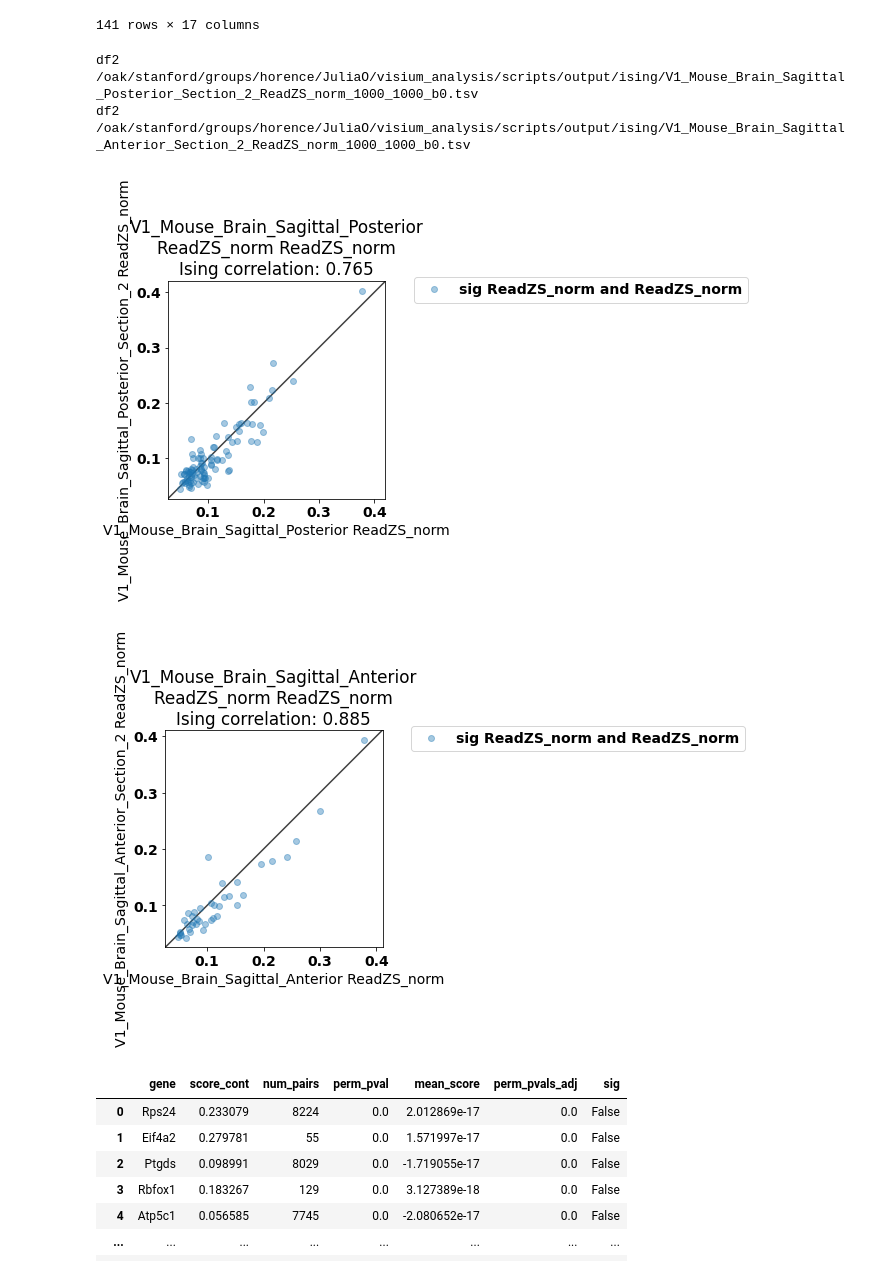
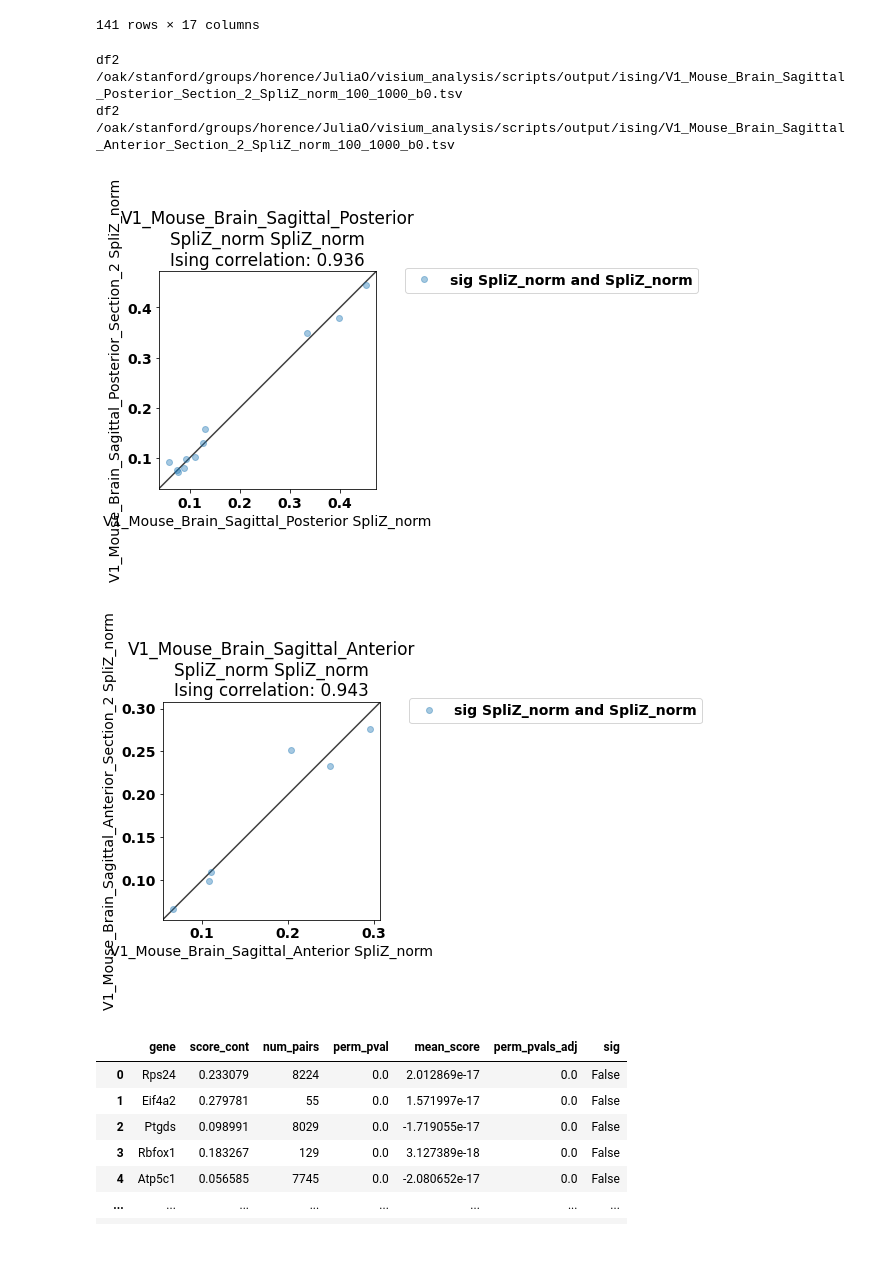
Before and after one commit to juliaolivieri/visium_analysis, a Jupyter notebook: notebooks/analyze_ising.ipynb, the cells around one changed output. Saved outputs shown, nothing was run; the diff lists cells and outputs as text; code cells hidden in the pictures; blank space fills up the shorter version.

```diff
--- a/notebooks/analyze_ising.ipynb
+++ b/notebooks/analyze_ising.ipynb
@@ -112,11 +112,11 @@ pair_thresh = 1000
 # score1 = "ReadZS_norm"
 # score2 = "ReadZS_resid"
 
-score1 = "ReadZS_norm"
-score2 = "ReadZS_ge_norm"
+# score1 = "ReadZS_norm"
+# score2 = "ReadZS_ge_norm"
 
-# score1 = "SpliZ_norm"
-# score2 = "ge_norm"
+score1 = "SpliZ_norm"
+score2 = "ge_norm"
 
 # score1 = "ge_norm"
 # score2 = "ge_norm"
@@ -147,6 +147,8 @@ srow2 = scores.loc[score2]
 datanames = ['V1_Mouse_Brain_Sagittal_Posterior','V1_Mouse_Brain_Sagittal_Posterior_Section_2',
        'V1_Mouse_Brain_Sagittal_Anterior',
        'V1_Mouse_Brain_Sagittal_Anterior_Section_2', 'V1_Mouse_Kidney']
+
+# datanames = ["p20218-s002_L2","p20218_s001_L1"]
 
 for dataname in datanames:
   try:
@@ -828,14 +818,14 @@ pair_thresh = 1000
 # score1 = "SpliZ_norm"
 # score2 = "SpliZ_resid"
 
-# score1 = "SpliZ_norm"
-# score2 = "SpliZ_norm"
+score1 = "SpliZ_norm"
+score2 = "SpliZ_norm"
 
 # score1 = "SpliZ_resid"
 # score2 = "SpliZ_resid"
 
-score1 = "ReadZS_norm"
-score2 = "ReadZS_norm"
+# score1 = "ReadZS_norm"
+# score2 = "ReadZS_norm"
 
 # score1 = "ReadZS"
 # score2 = "ReadZS"
@@ -915,37 +905,37 @@ for dataname in datanames:
     text_thresh1 = .15
 #     text_thresh1 = 0
     text_thresh2 =0
 
     sig = []
 
     ax.set_title("{}\n{} {}\nIsing correlation: {:.3}".format(dataname1,score1,score2,spearmanr(merged["score_cont_x"],merged["score_cont_y"]).correlation))
 #     for index, row in merged.iterrows():
 #       if (row["score_cont_x"] > row["score_cont_y"]) & (abs(row["score_cont_x"] > text_thresh1)):
 # #       if (abs(row["score_cont_x"]) > text_thresh1) | (abs(row["score_cont_y"]) > text_thresh2) :
 #         print(row[srow["genecol"]])
 #         ax.text(row["score_cont_x"],row["score_cont_y"],row[srow["genecol"]],fontsize=14)
 #   #       print(row[srow["genecol"]])
 #         sig.append(row[srow["genecol"]])
 
     lims = [
         np.min([ax.get_xlim(), ax.get_ylim()]),  # min of both axes
         np.max([ax.get_xlim(), ax.get_ylim()]),  # max of both axes
     ]
     # now plot both limits against eachother
     ax.plot(lims, lims, 'k-', alpha=0.75, zorder=0)
     ax.set_aspect('equal')
     ax.set_xlim(lims)
     ax.set_ylim(lims)
     plt.legend(bbox_to_anchor=(1.1, 1.05))
     fig.savefig("{}{}_{}_{}_{}.png".format(outpath,dataname1,dataname2,score1,score2),bbox_inches="tight")
     fig.show()
 #   except Exception as e:
 #     print(e)
 # %% [output]
-df2 /oak/stanford/groups/horence/JuliaO/visium_analysis/scripts/output/ising/V1_Mouse_Brain_Sagittal_Posterior_Section_2_ReadZS_norm_1000_1000_b0.tsv
-df2 /oak/stanford/groups/horence/JuliaO/visium_analysis/scripts/output/ising/V1_Mouse_Brain_Sagittal_Anterior_Section_2_ReadZS_norm_1000_1000_b0.tsv
+df2 /oak/stanford/groups/horence/JuliaO/visium_analysis/scripts/output/ising/V1_Mouse_Brain_Sagittal_Posterior_Section_2_SpliZ_norm_100_1000_b0.tsv
+df2 /oak/stanford/groups/horence/JuliaO/visium_analysis/scripts/output/ising/V1_Mouse_Brain_Sagittal_Anterior_Section_2_SpliZ_norm_100_1000_b0.tsv
-[figure, old version]
+[figure, new version]
-[figure, old version]
+[figure, new version]
 # %%
 df2
 # %% [output]
```
Also changed, not shown: parts of 1 cell of this notebook, 9 other files.
